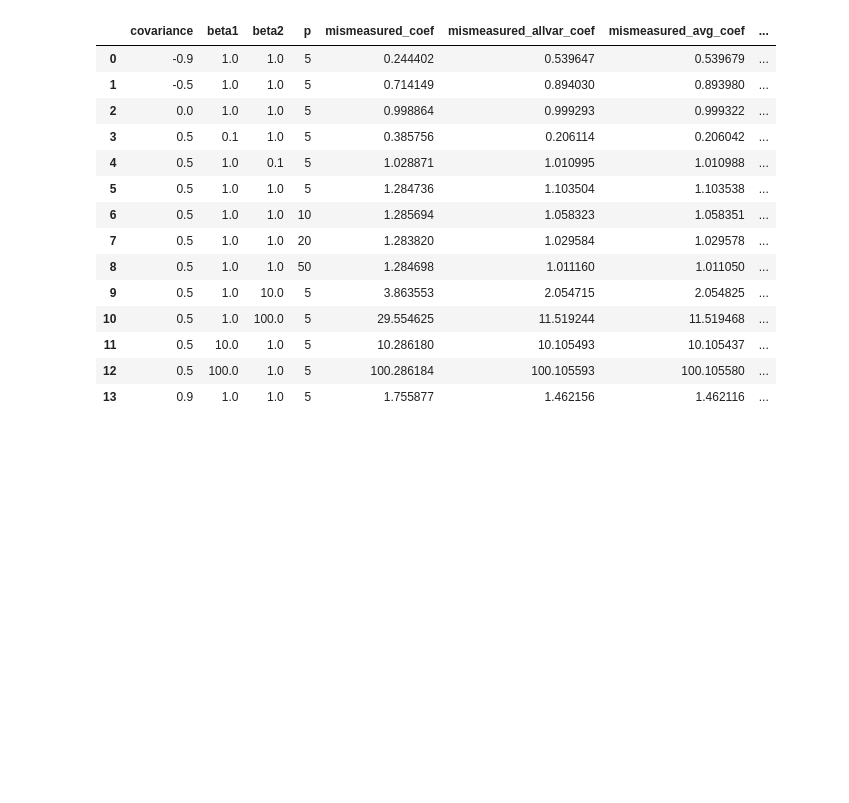
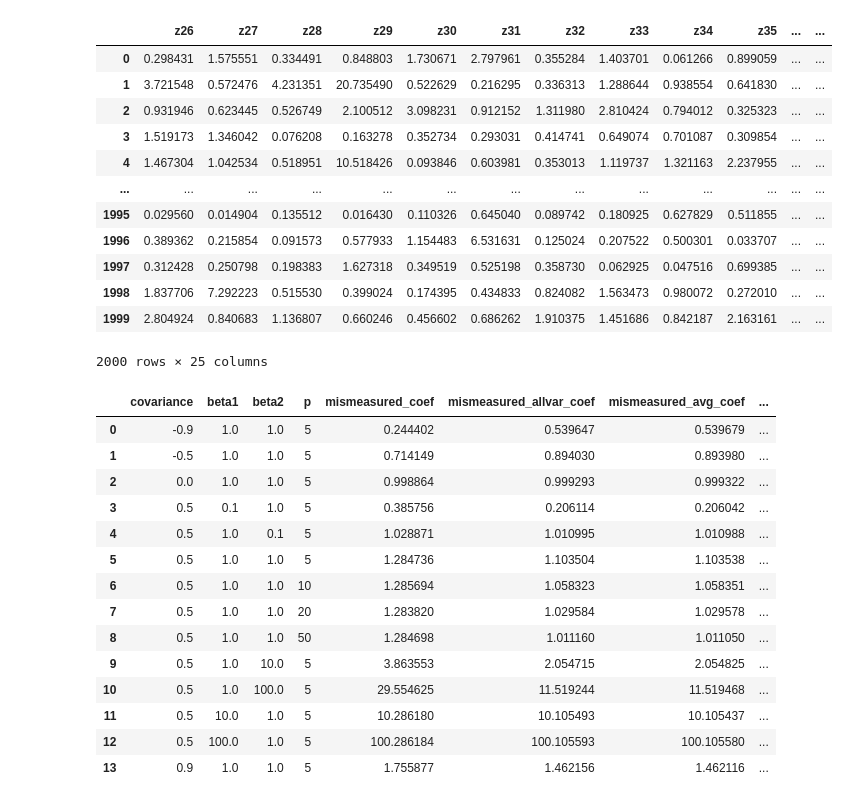
Before and after one commit to ijyliu/ECMA-31330-Project, a Jupyter notebook: Source/Local_Simulations/PCA on Covariates 20210526.ipynb, the cells around one changed output. Saved outputs shown, nothing was run; the diff lists cells and outputs as text; code cells hidden in the pictures; blank space fills up the shorter version.

Commit message:
Added simulations where I take e to the value of the mismeasured x

```diff
--- a/Source/Local_Simulations/PCA on Covariates 20210526.ipynb
+++ b/Source/Local_Simulations/PCA on Covariates 20210526.ipynb
@@ -178,3 +286,19 @@ output
+# %%
+np.exp(mismeasured_z.iloc[:,int(len(mismeasured_z.columns)/2):])
+# %% [output]
+|  | z26 | z27 | z28 | z29 | z30 | z31 | z32 | z33 | z34 | z35 | ... | ... |
+| 0 | 0.298431 | 1.575551 | 0.334491 | 0.848803 | 1.730671 | 2.797961 | 0.355284 | 1.403701 | 0.061266 | 0.899059 | ... | ... |
+| 1 | 3.721548 | 0.572476 | 4.231351 | 20.735490 | 0.522629 | 0.216295 | 0.336313 | 1.288644 | 0.938554 | 0.641830 | ... | ... |
+| 2 | 0.931946 | 0.623445 | 0.526749 | 2.100512 | 3.098231 | 0.912152 | 1.311980 | 2.810424 | 0.794012 | 0.325323 | ... | ... |
+| 3 | 1.519173 | 1.346042 | 0.076208 | 0.163278 | 0.352734 | 0.293031 | 0.414741 | 0.649074 | 0.701087 | 0.309854 | ... | ... |
+| 4 | 1.467304 | 1.042534 | 0.518951 | 10.518426 | 0.093846 | 0.603981 | 0.353013 | 1.119737 | 1.321163 | 2.237955 | ... | ... |
+| ... | ... | ... | ... | ... | ... | ... | ... | ... | ... | ... | ... | ... |
+| 1995 | 0.029560 | 0.014904 | 0.135512 | 0.016430 | 0.110326 | 0.645040 | 0.089742 | 0.180925 | 0.627829 | 0.511855 | ... | ... |
+| 1996 | 0.389362 | 0.215854 | 0.091573 | 0.577933 | 1.154483 | 6.531631 | 0.125024 | 0.207522 | 0.500301 | 0.033707 | ... | ... |
+| 1997 | 0.312428 | 0.250798 | 0.198383 | 1.627318 | 0.349519 | 0.525198 | 0.358730 | 0.062925 | 0.047516 | 0.699385 | ... | ... |
+| 1998 | 1.837706 | 7.292223 | 0.515530 | 0.399024 | 0.174395 | 0.434833 | 0.824082 | 1.563473 | 0.980072 | 0.272010 | ... | ... |
+| 1999 | 2.804924 | 0.840683 | 1.136807 | 0.660246 | 0.456602 | 0.686262 | 1.910375 | 1.451686 | 0.842187 | 2.163161 | ... | ... |
+2000 rows × 25 columns
 # %%
 output.to_csv('C://Users//paulo//Documents//Econometrics and ML//Final Project//n_2000_results.csv')
 # %%
```
Also changed, not shown: parts of 5 cells of this notebook.
